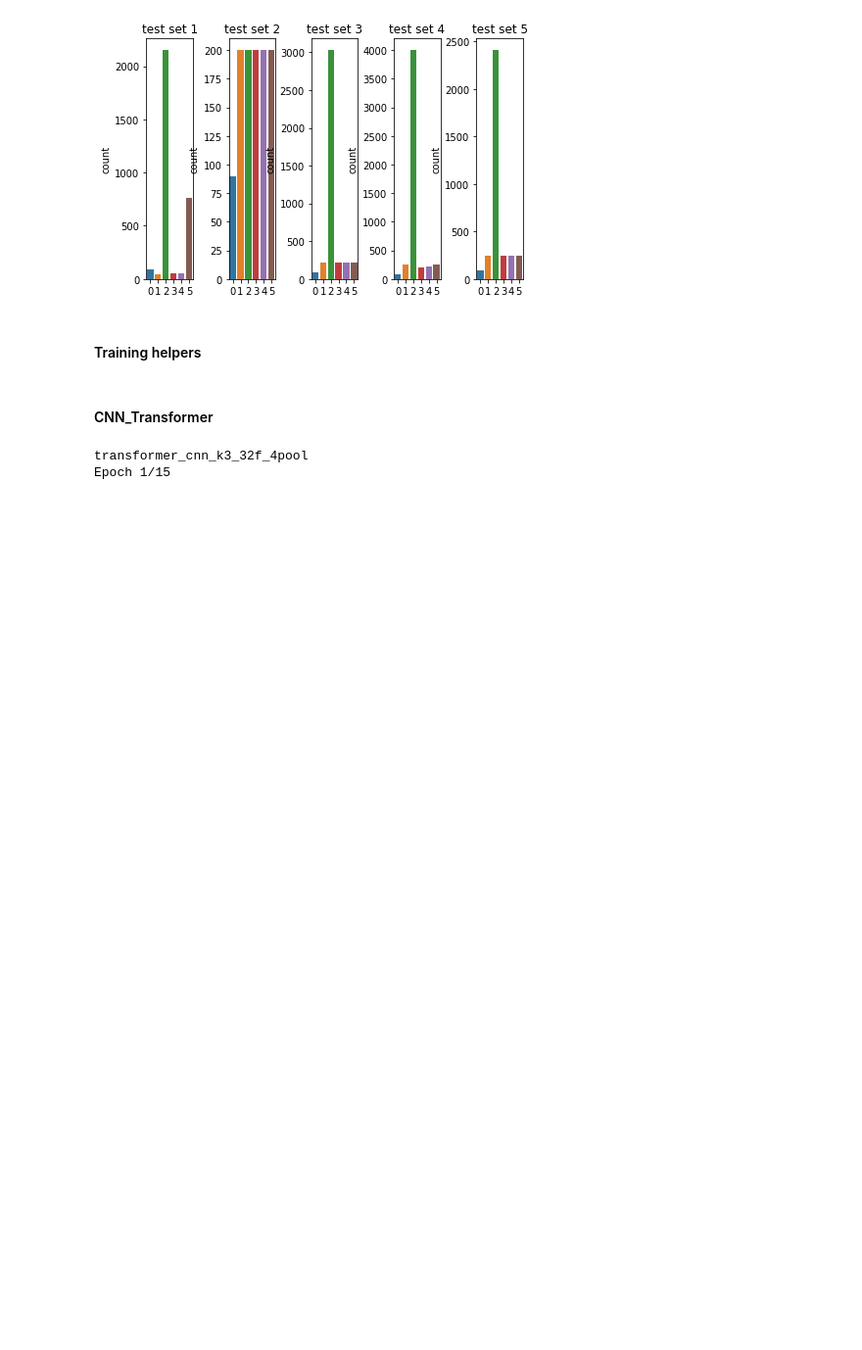
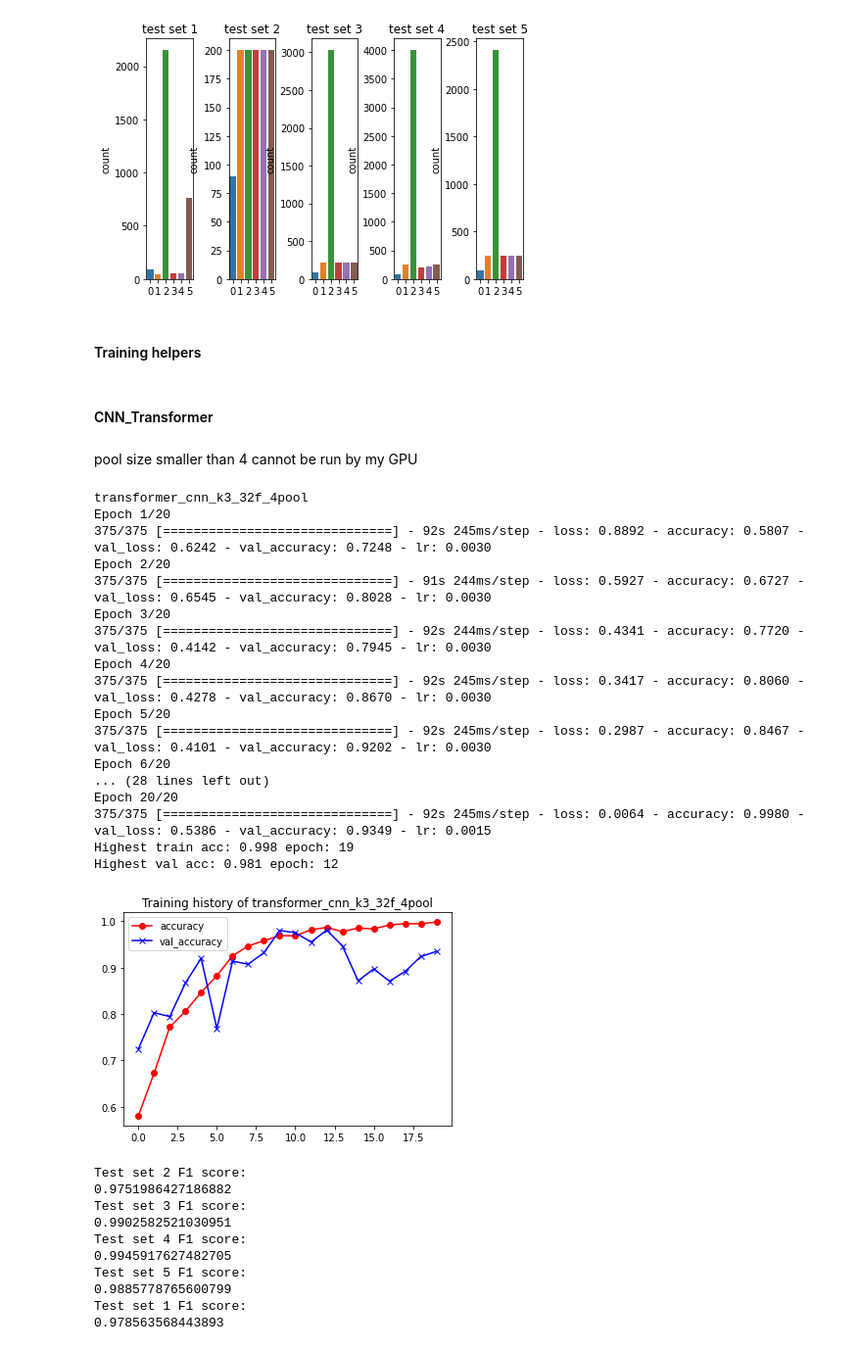
Before and after one commit to Moeinh77/Virus-DNA-classification-BERT, a Jupyter notebook: training.ipynb, the cells around one changed output. Shown at 98% size. Drawn from its saved outputs; the diff is of its cells as text; code cells hidden in the pictures; blank space fills up the shorter version.

```diff
--- a/training.ipynb
+++ b/training.ipynb
@@ -242,3 +274,5 @@ def plot_history(history, model_name):
 # %% [markdown]
 #### CNN_Transformer
+# %% [markdown]
+pool size smaller than 4 cannot be run by my GPU
 # %%
@@ -251,20 +280,46 @@ def make_checkpointer(model_name):
 # %%
 model_name = model_names[0]
 print(model_name)
 
 check_point = make_checkpointer(model_name)
 model = create_model_cnn_transformer(cnn_filters=32, pool_window=4)
 
-model.compile(optimizer= adam_opt, loss= "sparse_categorical_crossentropy", metrics=["accuracy"])
+model.compile(optimizer= adam_opt, loss= "sparse_categorical_crossentropy", metrics= metrics)
 
 history = model.fit(X_train, Y_train,
                     batch_size=4, epochs=eps,
                     validation_data=(X_test[0], Y_test[0]),
-                    callbacks = [check_point])
+                    callbacks = [check_point, lr_decay])
 
 plot_history(history, model_name)
 evaluate_model(model, model_name)
 # tf.keras.utils.plot_model(cnn_transformer1, to_file='cnn_transformer_32f_4pool.png', show_shapes=True)
 # %% [output]
 transformer_cnn_k3_32f_4pool
-Epoch 1/15
+Epoch 1/20
+375/375 [==============================] - 92s 245ms/step - loss: 0.8892 - accuracy: 0.5807 - val_loss: 0.6242 - val_accuracy: 0.7248 - lr: 0.0030
+Epoch 2/20
+375/375 [==============================] - 91s 244ms/step - loss: 0.5927 - accuracy: 0.6727 - val_loss: 0.6545 - val_accuracy: 0.8028 - lr: 0.0030
+Epoch 3/20
+375/375 [==============================] - 92s 244ms/step - loss: 0.4341 - accuracy: 0.7720 - val_loss: 0.4142 - val_accuracy: 0.7945 - lr: 0.0030
+Epoch 4/20
+375/375 [==============================] - 92s 245ms/step - loss: 0.3417 - accuracy: 0.8060 - val_loss: 0.4278 - val_accuracy: 0.8670 - lr: 0.0030
+Epoch 5/20
+375/375 [==============================] - 92s 245ms/step - loss: 0.2987 - accuracy: 0.8467 - val_loss: 0.4101 - val_accuracy: 0.9202 - lr: 0.0030
+Epoch 6/20
+... (28 lines left out)
+Epoch 20/20
+375/375 [==============================] - 92s 245ms/step - loss: 0.0064 - accuracy: 0.9980 - val_loss: 0.5386 - val_accuracy: 0.9349 - lr: 0.0015
+Highest train acc: 0.998 epoch: 19
+Highest val acc: 0.981 epoch: 12
+[figure, added]
+Test set 2 F1 score:
+0.9751986427186882
+Test set 3 F1 score:
+0.9902582521030951
+Test set 4 F1 score:
+0.9945917627482705
+Test set 5 F1 score:
+0.9885778765600799
+Test set 1 F1 score:
+0.978563568443893
```
Also changed, not shown: parts of 17 cells of this notebook.
